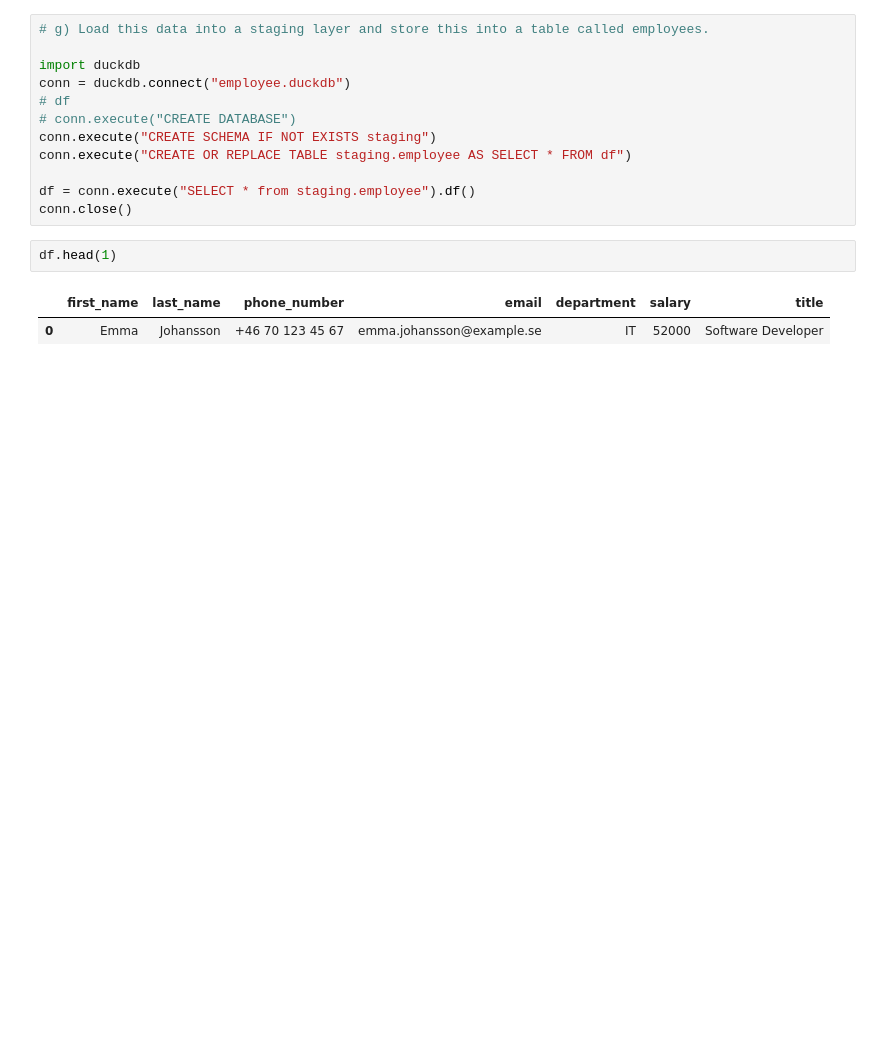
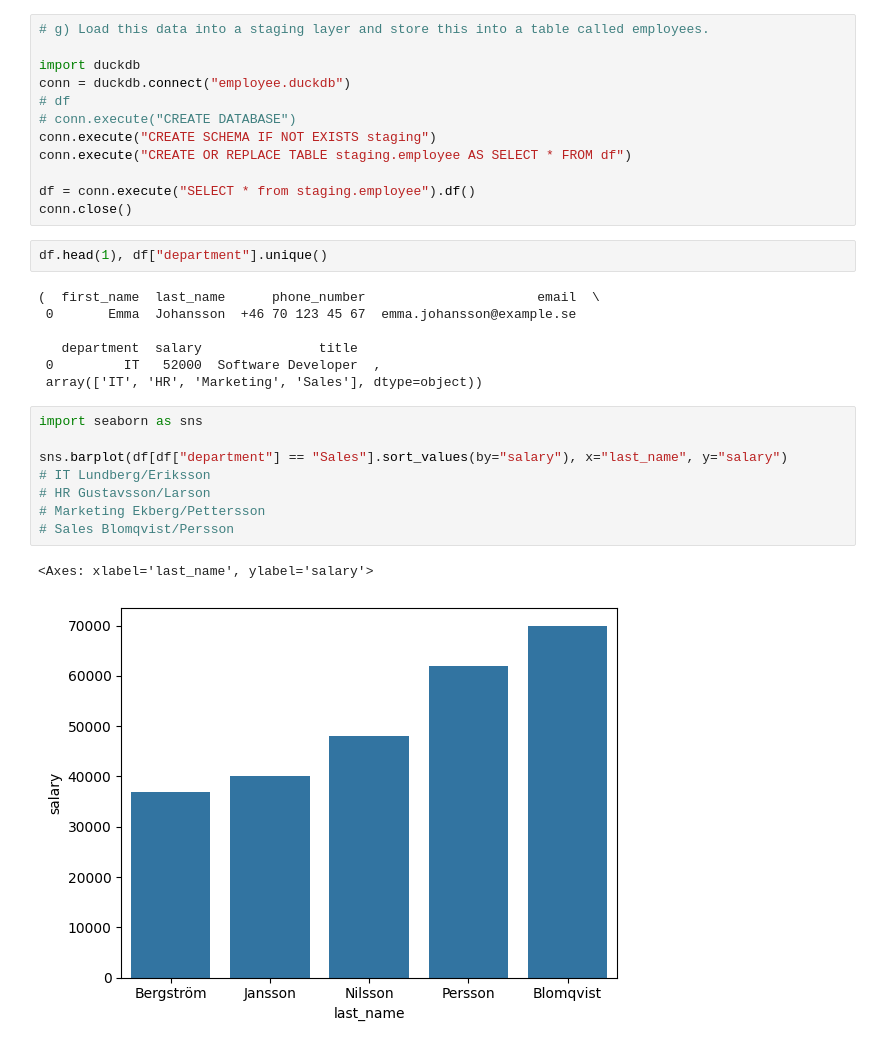
Before and after one commit to Natali-Dev/ai_engineering_natali_harju, a Jupyter notebook: exercises/3_pydantic/2_small company.ipynb, the cells around one changed output. Drawn from its saved outputs; the diff is of its cells as text; blank space fills up the shorter version.

```diff
--- a/exercises/3_pydantic/2_small company.ipynb
+++ b/exercises/3_pydantic/2_small company.ipynb
@@ -203,7 +203,22 @@ conn.execute("CREATE OR REPLACE TABLE staging.employee AS SELECT * FROM df")
 df = conn.execute("SELECT * from staging.employee").df()
 conn.close()
 # %%
-df.head(1)
+df.head(1), df["department"].unique()
 # %% [output]
-|  | first_name | last_name | phone_number | email | department | salary | title |
-| 0 | Emma | Johansson | +46 70 123 45 67 | emma.johansson@example.se | IT | 52000 | Software Developer |
+(  first_name  last_name      phone_number                      email  \
+ 0       Emma  Johansson  +46 70 123 45 67  emma.johansson@example.se
+
+   department  salary               title
+ 0         IT   52000  Software Developer  ,
+ array(['IT', 'HR', 'Marketing', 'Sales'], dtype=object))
+# %%
+import seaborn as sns
+
+sns.barplot(df[df["department"] == "Sales"].sort_values(by="salary"), x="last_name", y="salary")
+# IT Lundberg/Eriksson
+# HR Gustavsson/Larson
+# Marketing Ekberg/Pettersson
+# Sales Blomqvist/Persson
+# %% [output]
+<Axes: xlabel='last_name', ylabel='salary'>
+[figure, added]
```
Also changed, not shown: parts of 10 cells of this notebook, 1 other file.
